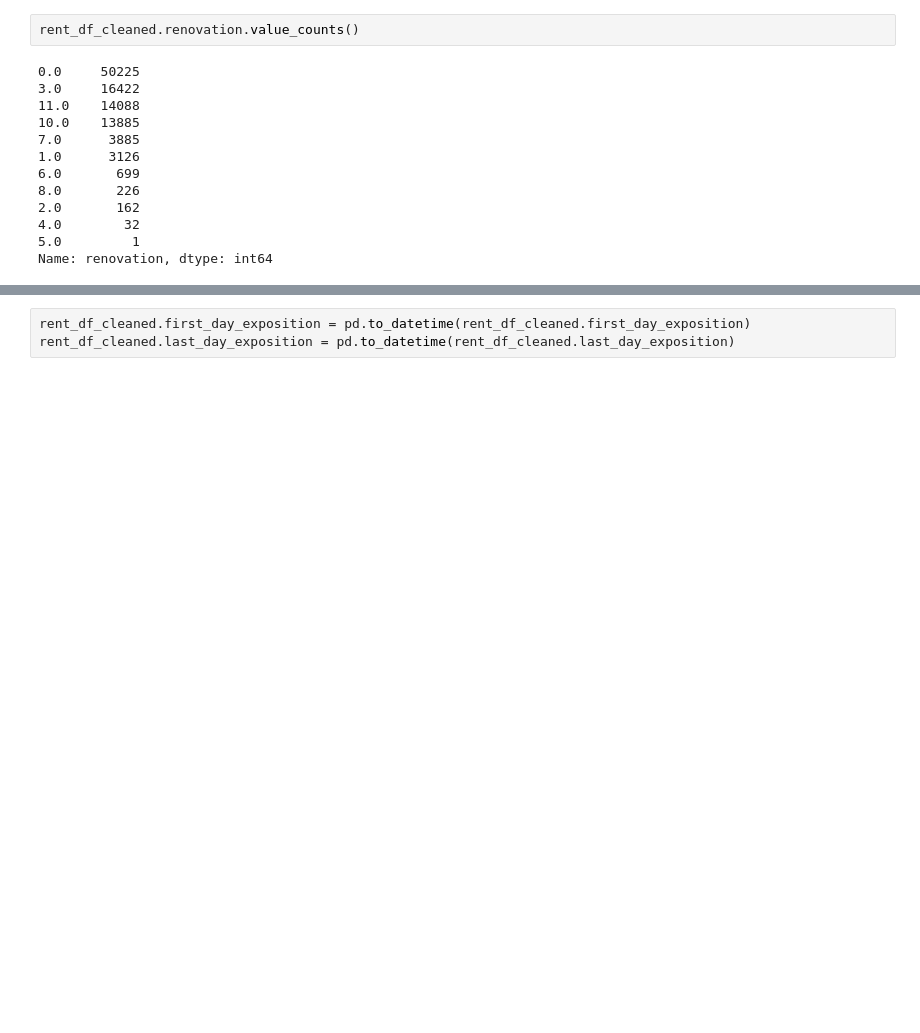
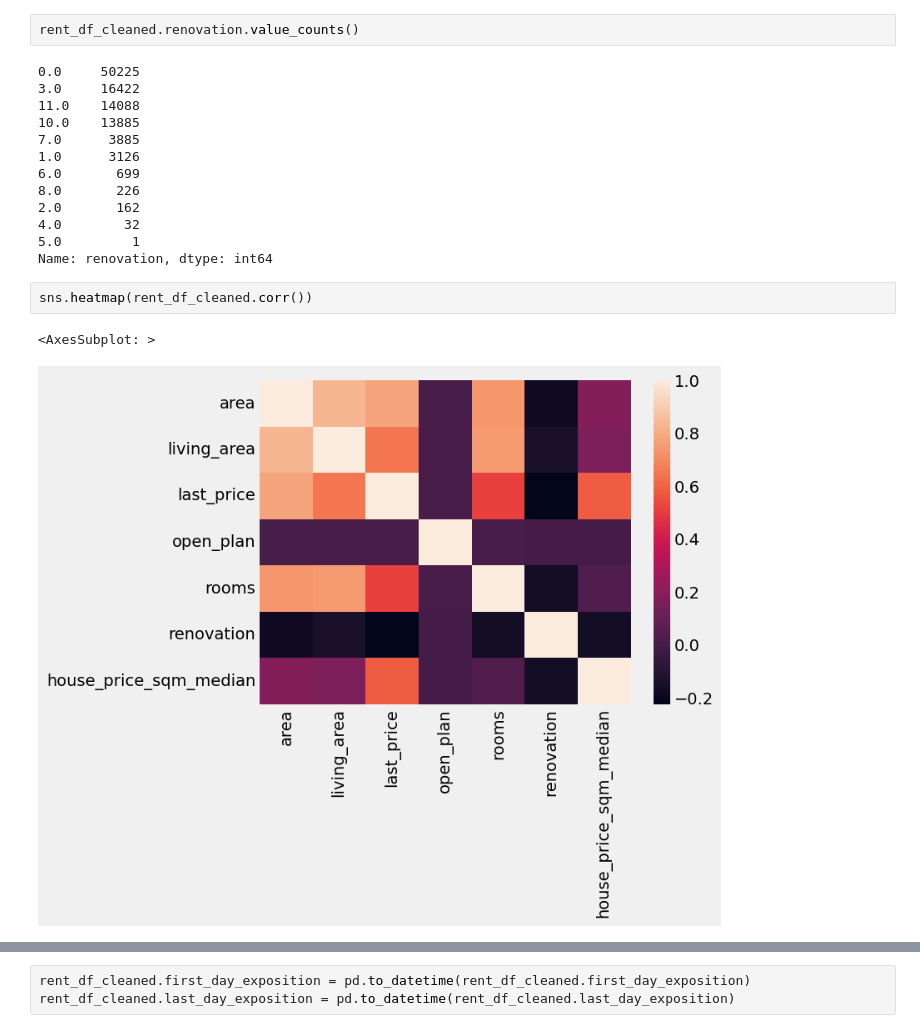
Before and after one commit to abuser11/e2e_project_2024, a Jupyter notebook: notebooks/lab2_model.ipynb, the cells around one changed output, grey strips where cells are left out. Saved outputs shown, nothing was run; the diff lists cells and outputs as text; blank space fills up the shorter version.

Commit message:
updates og the model and pkl file + new graph

```diff
--- a/notebooks/lab2_model.ipynb
+++ b/notebooks/lab2_model.ipynb
@@ -120,3 +112,8 @@ rent_df_cleaned.renovation.value_counts()
 4.0        32
 5.0         1
 Name: renovation, dtype: int64
+# %%
+sns.heatmap(rent_df_cleaned.corr())
+# %% [output]
+<AxesSubplot: >
+[figure, added]
```
Also changed, not shown: parts of 67 cells of this notebook, 9 other files.
